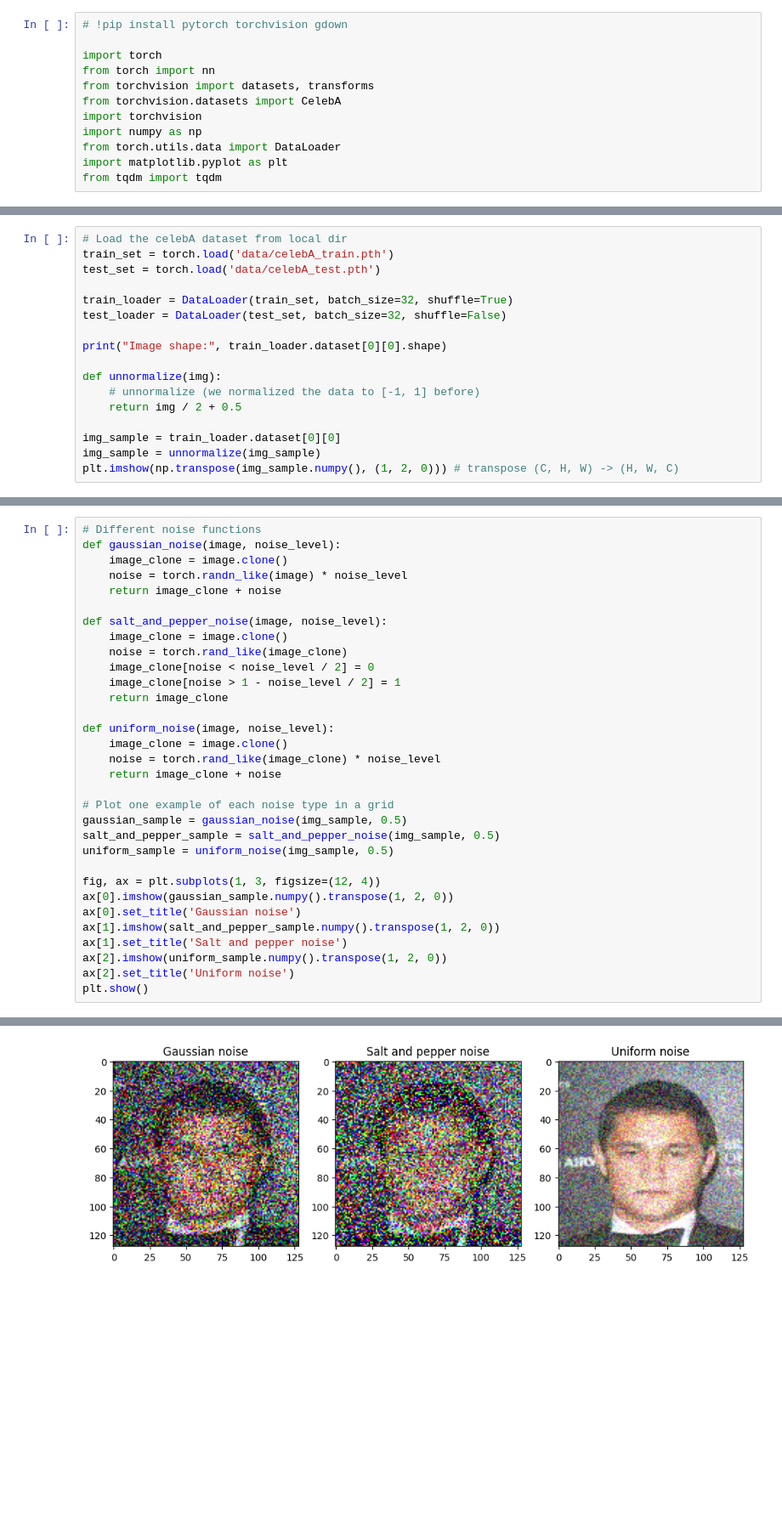
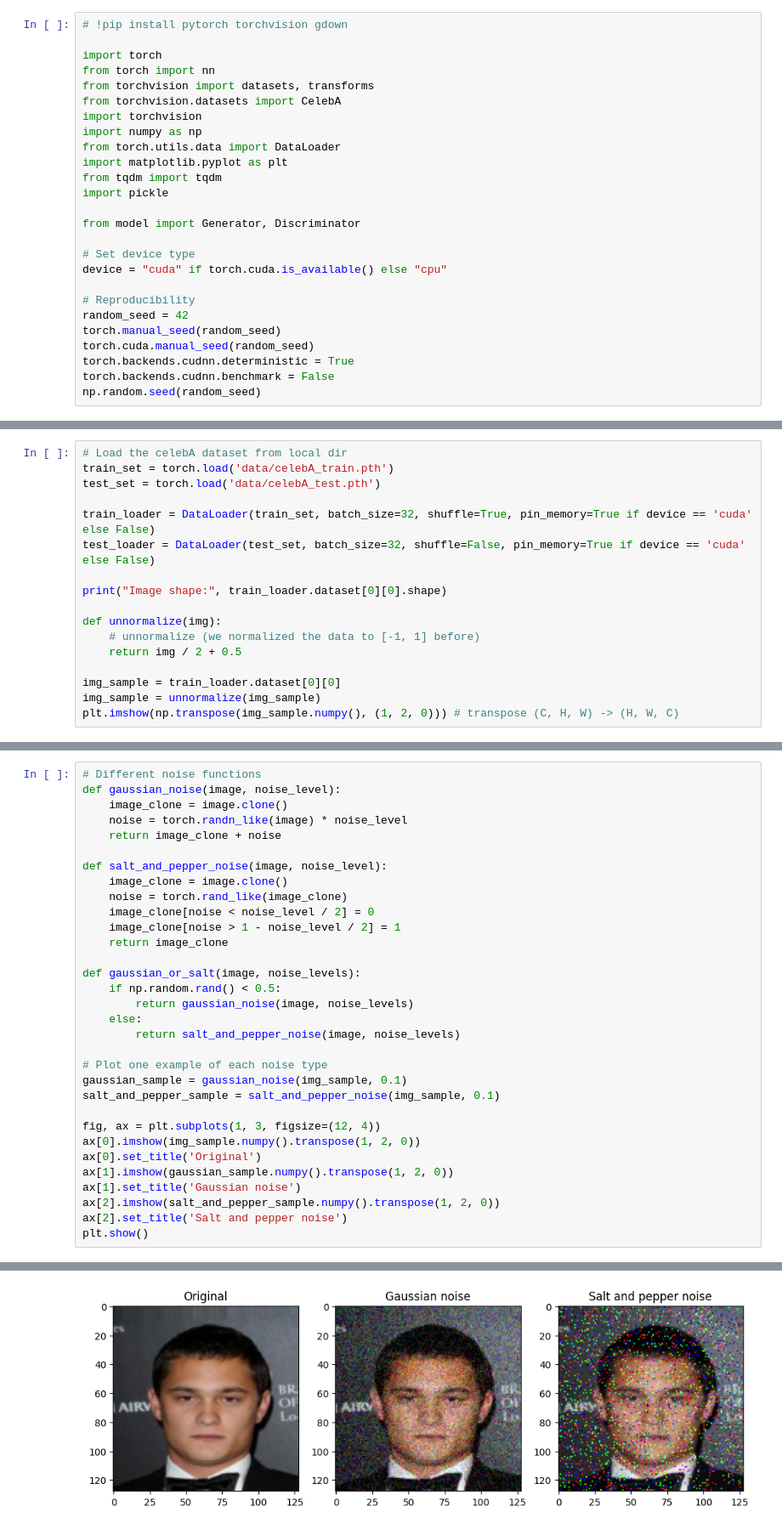
Before and after one commit to DSochirca/dcgan-denoising, a Jupyter notebook: train.ipynb, the cells around one changed output, grey strips where cells are left out. Shown: that part at 85% size. Saved outputs shown, nothing was run; the diff lists cells and outputs as text; blank space fills up the shorter version.

```diff
--- a/train.ipynb
+++ b/train.ipynb
@@ -10,5 +10,19 @@ import numpy as np
 from torch.utils.data import DataLoader
 import matplotlib.pyplot as plt
 from tqdm import tqdm
+import pickle
+
+from model import Generator, Discriminator
+
+# Set device type
+device = "cuda" if torch.cuda.is_available() else "cpu"
+
+# Reproducibility
+random_seed = 42
+torch.manual_seed(random_seed)
+torch.cuda.manual_seed(random_seed)
+torch.backends.cudnn.deterministic = True
+torch.backends.cudnn.benchmark = False
+np.random.seed(random_seed)
 # %%
 # Loads the celebA dataset from pytorch datasets, and saves only 10000 images to local dir
@@ -39,8 +53,8 @@ from tqdm import tqdm
 train_set = torch.load('data/celebA_train.pth')
 test_set = torch.load('data/celebA_test.pth')
 
-train_loader = DataLoader(train_set, batch_size=32, shuffle=True)
-test_loader = DataLoader(test_set, batch_size=32, shuffle=False)
+train_loader = DataLoader(train_set, batch_size=32, shuffle=True, pin_memory=True if device == 'cuda' else False)
+test_loader = DataLoader(test_set, batch_size=32, shuffle=False, pin_memory=True if device == 'cuda' else False)
 
 print("Image shape:", train_loader.dataset[0][0].shape)
 
@@ -69,23 +83,23 @@ def salt_and_pepper_noise(image, noise_level):
     image_clone[noise > 1 - noise_level / 2] = 1
     return image_clone
 
-def uniform_noise(image, noise_level):
-    image_clone = image.clone()
-    noise = torch.rand_like(image_clone) * noise_level
-    return image_clone + noise
+def gaussian_or_salt(image, noise_levels):
+    if np.random.rand() < 0.5:
+        return gaussian_noise(image, noise_levels)
+    else:
+        return salt_and_pepper_noise(image, noise_levels)
 
-# Plot one example of each noise type in a grid
-gaussian_sample = gaussian_noise(img_sample, 0.5)
-salt_and_pepper_sample = salt_and_pepper_noise(img_sample, 0.5)
-uniform_sample = uniform_noise(img_sample, 0.5)
+# Plot one example of each noise type
+gaussian_sample = gaussian_noise(img_sample, 0.1)
+salt_and_pepper_sample = salt_and_pepper_noise(img_sample, 0.1)
 
 fig, ax = plt.subplots(1, 3, figsize=(12, 4))
-ax[0].imshow(gaussian_sample.numpy().transpose(1, 2, 0))
-ax[0].set_title('Gaussian noise')
-ax[1].imshow(salt_and_pepper_sample.numpy().transpose(1, 2, 0))
-ax[1].set_title('Salt and pepper noise')
-ax[2].imshow(uniform_sample.numpy().transpose(1, 2, 0))
-ax[2].set_title('Uniform noise')
+ax[0].imshow(img_sample.numpy().transpose(1, 2, 0))
+ax[0].set_title('Original')
+ax[1].imshow(gaussian_sample.numpy().transpose(1, 2, 0))
+ax[1].set_title('Gaussian noise')
+ax[2].imshow(salt_and_pepper_sample.numpy().transpose(1, 2, 0))
+ax[2].set_title('Salt and pepper noise')
 plt.show()
 # %% [output]
 Clipping input data to the valid range for imshow with RGB data ([0..1] for floats or [0..255] for integers).
@@ -93 +106 @@ Clipping input data to the valid range for imshow with RGB data ([0..1] for floa
-[figure, old version]
+[figure, new version]
```
Also changed, not shown: parts of 12 cells of this notebook, 1 other file.
